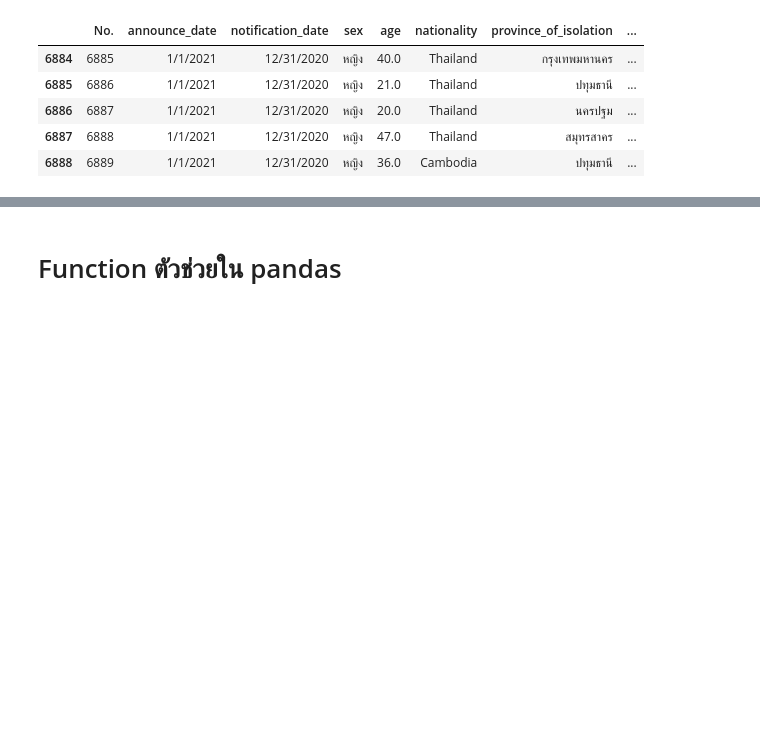
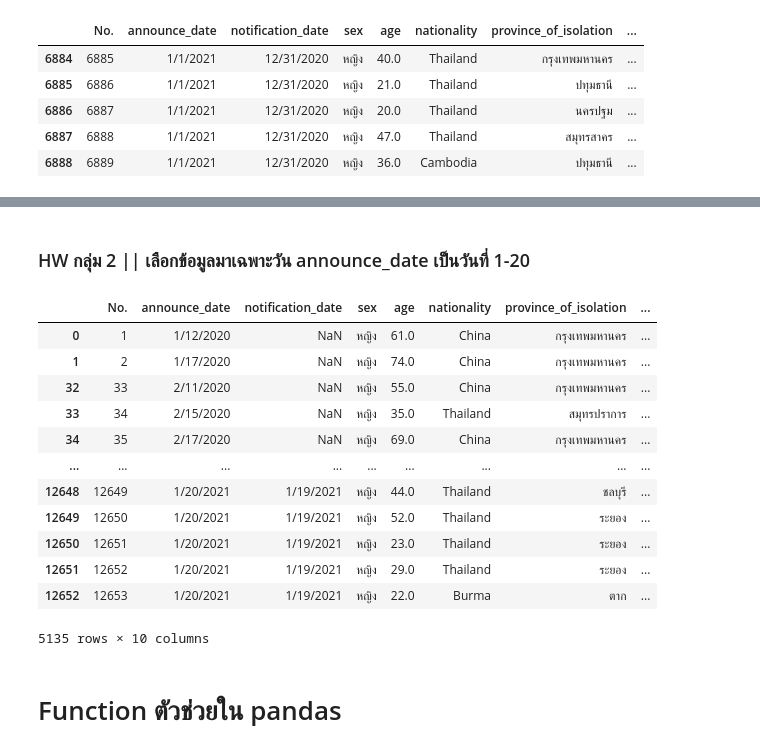
Before and after one commit to khanittha-phusopha/data_viz_2022, a Jupyter notebook: Pandas101.ipynb, the cells around one changed output, grey strips where cells are left out. Cells and saved outputs as stored; diff of their text form; code cells hidden in the pictures; blank space fills up the shorter version.

```diff
--- a/Pandas101.ipynb
+++ b/Pandas101.ipynb
@@ -561,3 +583,28 @@ data_covid[TF].head()
+# %% [markdown]
+### HW กลุ่ม 2 || เลือกข้อมูลมาเฉพาะวัน announce_date เป็นวันที่ 1-20
+# %%
+TF=list()# กำหนด TF ให้เป็น list ว่าง เพื่อใช้เติมค่า loop
+for each_row in data_covid.iterrows(): #ให้วนลูป each_row ใน data_covid
+    if each_row[1]['announce_date'].split('/')[1] <= '20' :
+        TF.append(True)
+    else:
+        TF.append(False)
+
+data_covid[TF]
+# %% [output]
+|  | No. | announce_date | notification_date | sex | age | nationality | province_of_isolation | ... |
+| 0 | 1 | 1/12/2020 | NaN | หญิง | 61.0 | China | กรุงเทพมหานคร | ... |
+| 1 | 2 | 1/17/2020 | NaN | หญิง | 74.0 | China | กรุงเทพมหานคร | ... |
+| 32 | 33 | 2/11/2020 | NaN | หญิง | 55.0 | China | กรุงเทพมหานคร | ... |
+| 33 | 34 | 2/15/2020 | NaN | หญิง | 35.0 | Thailand | สมุทรปราการ | ... |
+| 34 | 35 | 2/17/2020 | NaN | หญิง | 69.0 | China | กรุงเทพมหานคร | ... |
+| ... | ... | ... | ... | ... | ... | ... | ... | ... |
+| 12648 | 12649 | 1/20/2021 | 1/19/2021 | หญิง | 44.0 | Thailand | ชลบุรี | ... |
+| 12649 | 12650 | 1/20/2021 | 1/19/2021 | หญิง | 52.0 | Thailand | ระยอง | ... |
+| 12650 | 12651 | 1/20/2021 | 1/19/2021 | หญิง | 23.0 | Thailand | ระยอง | ... |
+| 12651 | 12652 | 1/20/2021 | 1/19/2021 | หญิง | 29.0 | Thailand | ระยอง | ... |
+| 12652 | 12653 | 1/20/2021 | 1/19/2021 | หญิง | 22.0 | Burma | ตาก | ... |
+5135 rows × 10 columns
 # %% [markdown]
 # Function ตัวช่วยใน pandas
 # %% [markdown]
```
Also changed, not shown: parts of 1 cell of this notebook.
